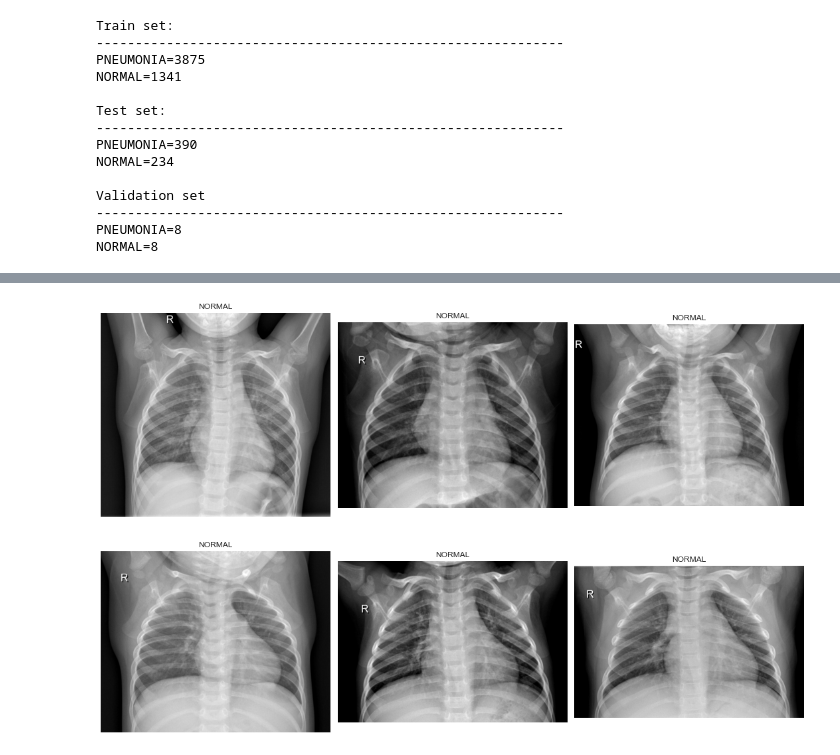
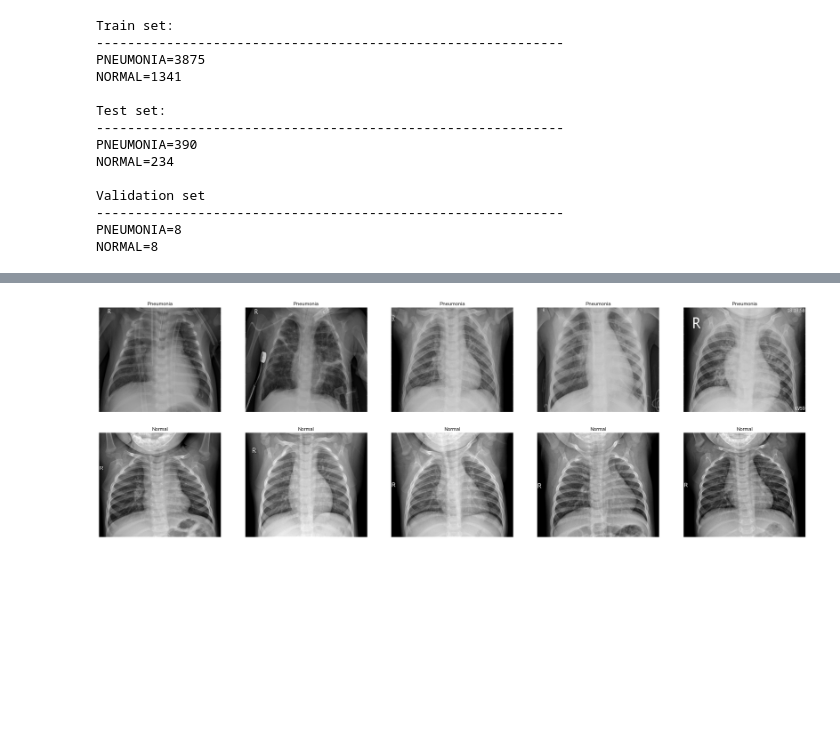
Before and after one commit to adam-broussard/Chandra, a Jupyter notebook: notebooks/0_ExploratoryDataAnalysis.ipynb, the cells around one changed output, grey strips where cells are left out. Drawn from its saved outputs; the diff is of its cells as text; code cells hidden in the pictures; blank space fills up the shorter version.

```diff
--- a/notebooks/0_ExploratoryDataAnalysis.ipynb
+++ b/notebooks/0_ExploratoryDataAnalysis.ipynb
@@ -81,15 +104,3 @@ Validation set
 ------------------------------------------------------------
 PNEUMONIA=8
 NORMAL=8
-# %%
-plt.figure(figsize=(15, 10))
-
-for i in range(6):
-    plt.subplot(2, 3, i + 1)
-    img = plt.imread(os.path.join(pneumonia_dir, pneumonia[i]))
-    plt.title("PNEUMONIA")
-    plt.imshow(img, cmap='gray')
-    plt.axis('off')
-
-
-plt.tight_layout()
@@ -98,14 +107,23 @@ plt.tight_layout()
-# %%
-plt.figure(figsize=(15, 10))
-
-for i in range(6):
-    plt.subplot(2, 3, i + 1)
-    img = plt.imread(os.path.join(normal_dir, normal[i]))
-    plt.title("NORMAL")
-    plt.imshow(img, cmap='gray')
-    plt.axis('off')
-
-
-plt.tight_layout()
-# %% [output]
-[figure, removed]
+# %%
+# Get few samples for both the classes
+pneumonia_samples = (train_data[train_data['label']==1]['image'].iloc[:5]).tolist()
+normal_samples = (train_data[train_data['label']==0]['image'].iloc[:5]).tolist()
+
+# Concat the data in a single list and del the above two list
+samples = pneumonia_samples + normal_samples
+del pneumonia_samples, normal_samples
+
+# Plot the data
+f, ax = plt.subplots(2,5, figsize=(30,10))
+for i in range(10):
+    img = plt.imread(samples[i])
+    ax[i//5, i%5].imshow(img, cmap='gray')
+    if i<5:
+        ax[i//5, i%5].set_title("Pneumonia")
+    else:
+        ax[i//5, i%5].set_title("Normal")
+    ax[i//5, i%5].axis('off')
+    ax[i//5, i%5].set_aspect('auto')
+plt.show()
+# %% [output]
+[figure, added]
```
Also changed, not shown: parts of 9 cells of this notebook, 2 other files.
